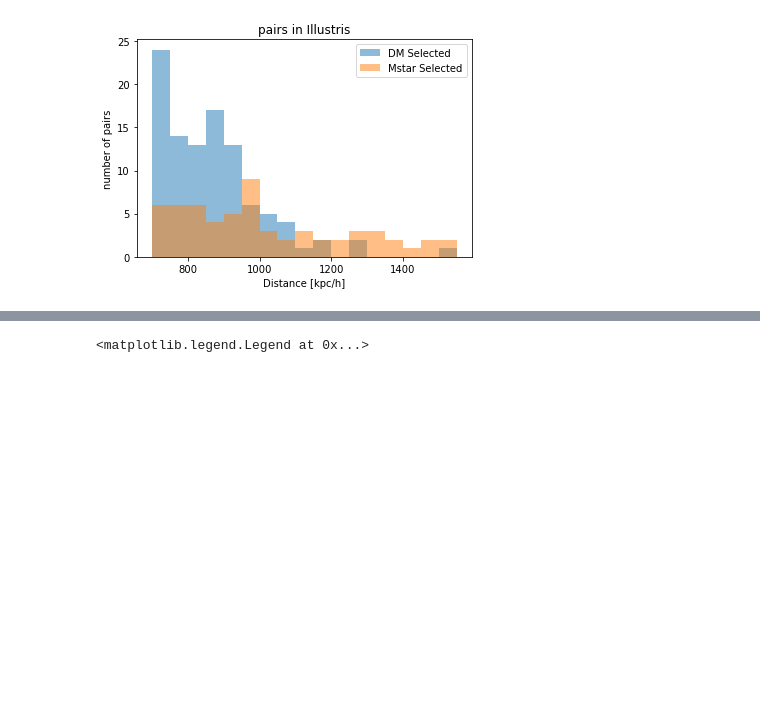
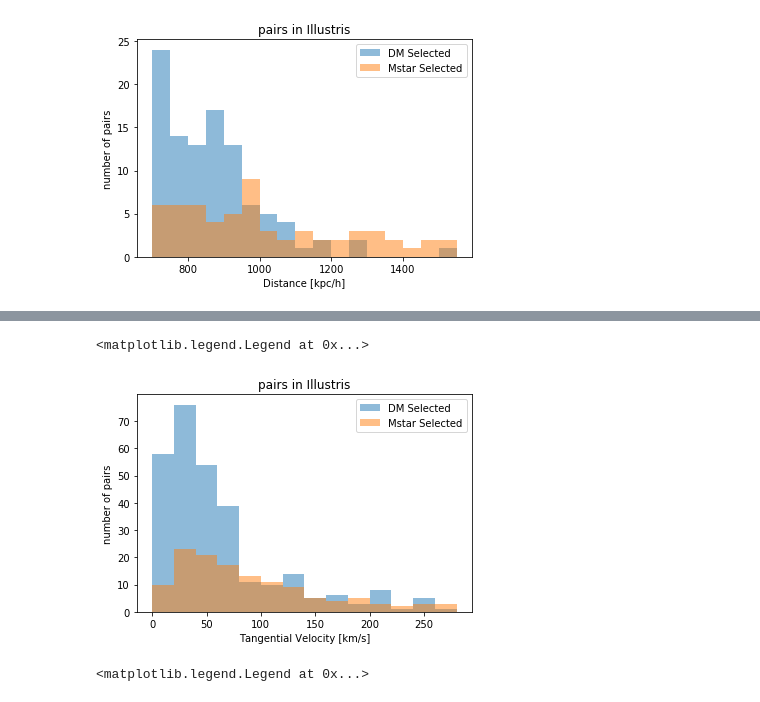
Before and after one commit to astroandes/IllustrisLG, a Jupyter notebook: code/ExplorePairsLG.ipynb, the cells around one changed output, grey strips where cells are left out. Saved outputs shown, nothing was run; the diff lists cells and outputs as text; code cells hidden in the pictures; blank space fills up the shorter version.

```diff
--- a/code/ExplorePairsLG.ipynb
+++ b/code/ExplorePairsLG.ipynb
@@ -19,6 +19,12 @@ data_dm_A = load_summary('../data/dm_selected/summary_halo_A.txt')
 data_dm_B = load_summary('../data/dm_selected/summary_halo_B.txt')
 data_mstar_A = load_summary('../data/mstar_selected/summary_halo_A.txt')
 data_mstar_B = load_summary('../data/mstar_selected/summary_halo_B.txt')
+# %%
+def norm_pos(data_A):
+    d = 0.0
+    for c in ['x', 'y', 'z']:
+        d += data_A[c]**2
+    return np.sqrt(d)
 # %%
 def separation(data_A, data_B):
     d = 0.0
@@ -90,3 +108,13 @@ plt.legend()
+# %%
+a = plt.hist(v_tan_dm, bins=range(0,300,20), label='DM Selected', alpha=0.5)
+a = plt.hist(v_tan_mstar, bins=range(0,300,20), label='Mstar Selected', alpha=0.5)
+plt.xlabel('Tangential Velocity [km/s]')
+plt.ylabel('number of pairs')
+plt.title('pairs in Illustris')
+plt.legend()
+# %% [output]
+<matplotlib.legend.Legend at 0x...>
+[figure, added]
 # %%
 a = plt.hist(np.log10(t_dm*1E10), bins=np.linspace(11,13,20), label='DM Selected', alpha=0.5)
 a = plt.hist(np.log10(t_mstar*1E10), bins=np.linspace(11,13,20), label='Mstar Selected', alpha=0.5)
```
Also changed, not shown: parts of 15 cells of this notebook.
